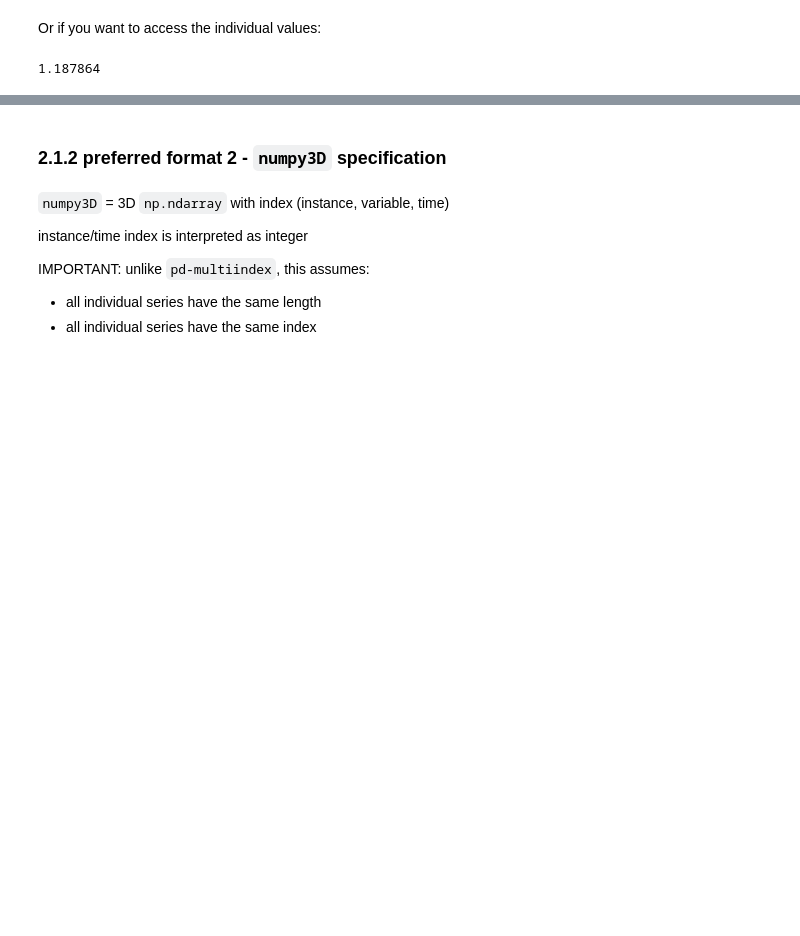
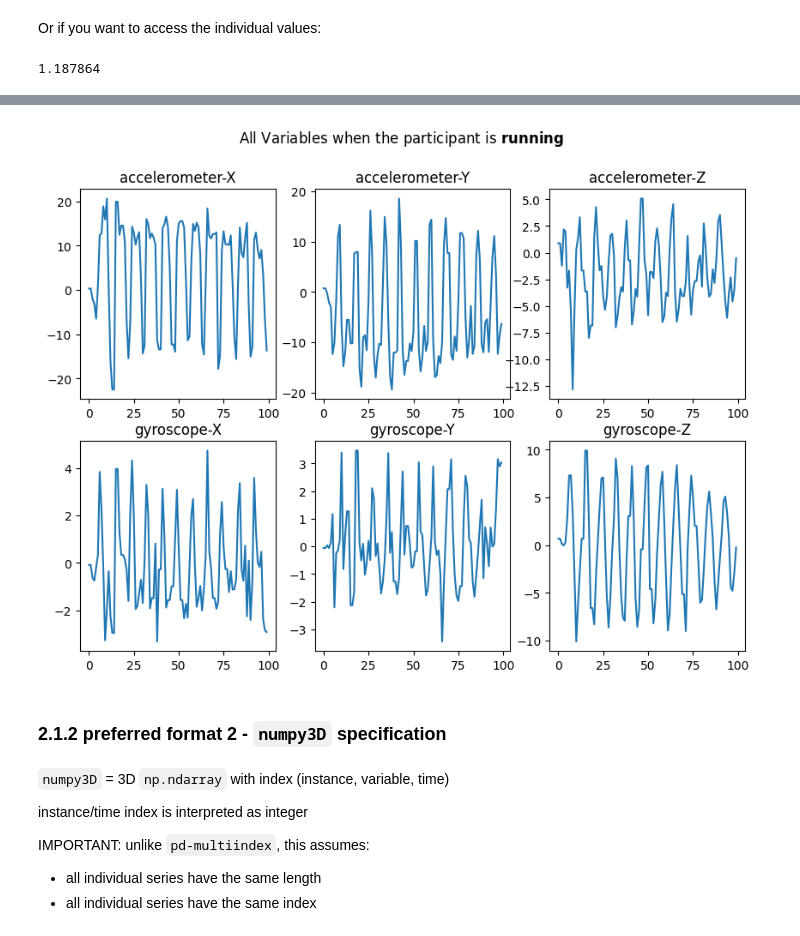
Before and after one commit to sktime/sktime-tutorial-europython-2023, a Jupyter notebook: notebooks/11_panel_tasks.ipynb, the cells around one changed output, grey strips where cells are left out. Drawn from its saved outputs; the diff is of its cells as text; code cells hidden in the pictures; blank space fills up the shorter version.

```diff
--- a/notebooks/11_panel_tasks.ipynb
+++ b/notebooks/11_panel_tasks.ipynb
@@ -148,3 +215,7 @@ X.loc[(0, 4), 'dim_3']
+# %%
+visualize_basic_motions(X_10, y_10)
+# %% [output]
+[figure, added]
 # %% [markdown]
 ### 2.1.2 preferred format 2 - `numpy3D` specification
 # %% [markdown]
```
Also changed, not shown: parts of 27 cells of this notebook, 2 other files.
